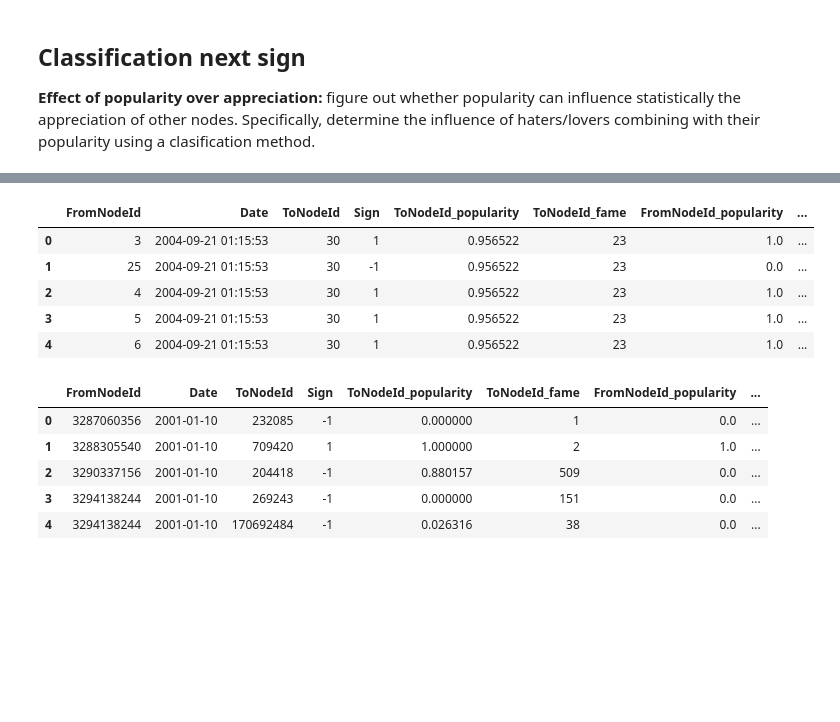
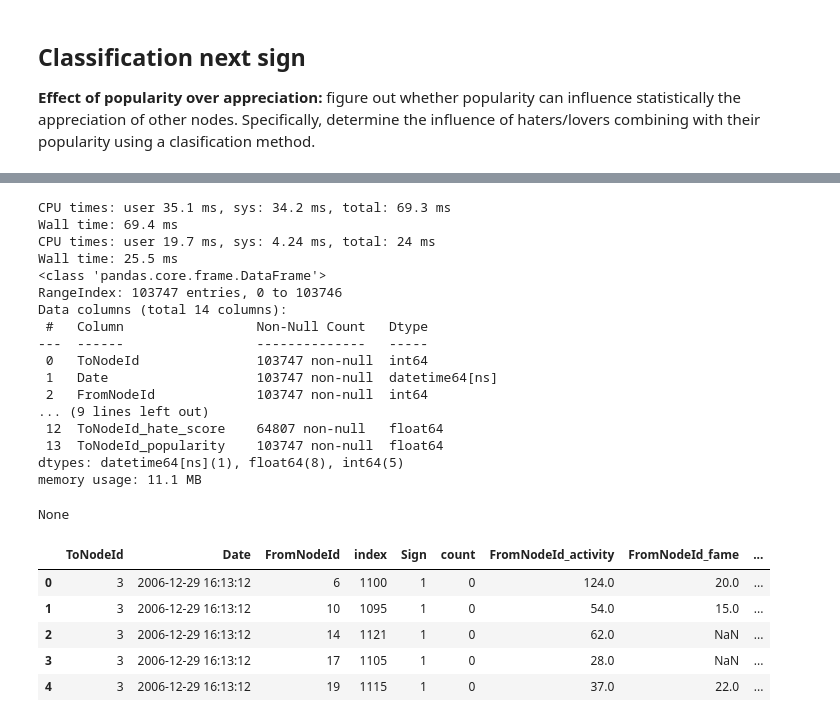
Before and after one commit to epfl-ada/ada-2020-project-milestone-p3-p3_adaptateur, a Jupyter notebook: notebook-matthieu.ipynb, the cells around one changed output, grey strips where cells are left out. Drawn from its saved outputs; the diff is of its cells as text; code cells hidden in the pictures; blank space fills up the shorter version.

```diff
--- a/notebook-matthieu.ipynb
+++ b/notebook-matthieu.ipynb
@@ -474,16 +483,29 @@ Wall time: 2min 3s
-# %%
-for d in dated_datasets:
-    display(d['regression_df'].head())
-# %% [output]
-|  | FromNodeId | Date | ToNodeId | Sign | ToNodeId_popularity | ToNodeId_fame | FromNodeId_popularity | ... |
-| 0 | 3 | 2004-09-21 01:15:53 | 30 | 1 | 0.956522 | 23 | 1.0 | ... |
-| 1 | 25 | 2004-09-21 01:15:53 | 30 | -1 | 0.956522 | 23 | 0.0 | ... |
-| 2 | 4 | 2004-09-21 01:15:53 | 30 | 1 | 0.956522 | 23 | 1.0 | ... |
-| 3 | 5 | 2004-09-21 01:15:53 | 30 | 1 | 0.956522 | 23 | 1.0 | ... |
-| 4 | 6 | 2004-09-21 01:15:53 | 30 | 1 | 0.956522 | 23 | 1.0 | ... |
-|  | FromNodeId | Date | ToNodeId | Sign | ToNodeId_popularity | ToNodeId_fame | FromNodeId_popularity | ... |
-| 0 | 3287060356 | 2001-01-10 | 232085 | -1 | 0.000000 | 1 | 0.0 | ... |
-| 1 | 3288305540 | 2001-01-10 | 709420 | 1 | 1.000000 | 2 | 1.0 | ... |
-| 2 | 3290337156 | 2001-01-10 | 204418 | -1 | 0.880157 | 509 | 0.0 | ... |
-| 3 | 3294138244 | 2001-01-10 | 269243 | -1 | 0.000000 | 151 | 0.0 | ... |
-| 4 | 3294138244 | 2001-01-10 | 170692484 | -1 | 0.026316 | 38 | 0.0 | ... |
+# %%
+wiki = regression_df(wikipedia)
+display(wiki.info())
+display(wiki.head())
+# %% [output]
+CPU times: user 35.1 ms, sys: 34.2 ms, total: 69.3 ms
+Wall time: 69.4 ms
+CPU times: user 19.7 ms, sys: 4.24 ms, total: 24 ms
+Wall time: 25.5 ms
+<class 'pandas.core.frame.DataFrame'>
+RangeIndex: 103747 entries, 0 to 103746
+Data columns (total 14 columns):
+ #   Column                 Non-Null Count   Dtype
+---  ------                 --------------   -----
+ 0   ToNodeId               103747 non-null  int64
+ 1   Date                   103747 non-null  datetime64[ns]
+ 2   FromNodeId             103747 non-null  int64
+... (9 lines left out)
+ 12  ToNodeId_hate_score    64807 non-null   float64
+ 13  ToNodeId_popularity    103747 non-null  float64
+dtypes: datetime64[ns](1), float64(8), int64(5)
+memory usage: 11.1 MB
+None
+|  | ToNodeId | Date | FromNodeId | index | Sign | count | FromNodeId_activity | FromNodeId_fame | ... |
+| 0 | 3 | 2006-12-29 16:13:12 | 6 | 1100 | 1 | 0 | 124.0 | 20.0 | ... |
+| 1 | 3 | 2006-12-29 16:13:12 | 10 | 1095 | 1 | 0 | 54.0 | 15.0 | ... |
+| 2 | 3 | 2006-12-29 16:13:12 | 14 | 1121 | 1 | 0 | 62.0 | NaN | ... |
+| 3 | 3 | 2006-12-29 16:13:12 | 17 | 1105 | 1 | 0 | 28.0 | NaN | ... |
+| 4 | 3 | 2006-12-29 16:13:12 | 19 | 1115 | 1 | 0 | 37.0 | 22.0 | ... |
```
Also changed, not shown: parts of 16 cells of this notebook, 1 other file.
